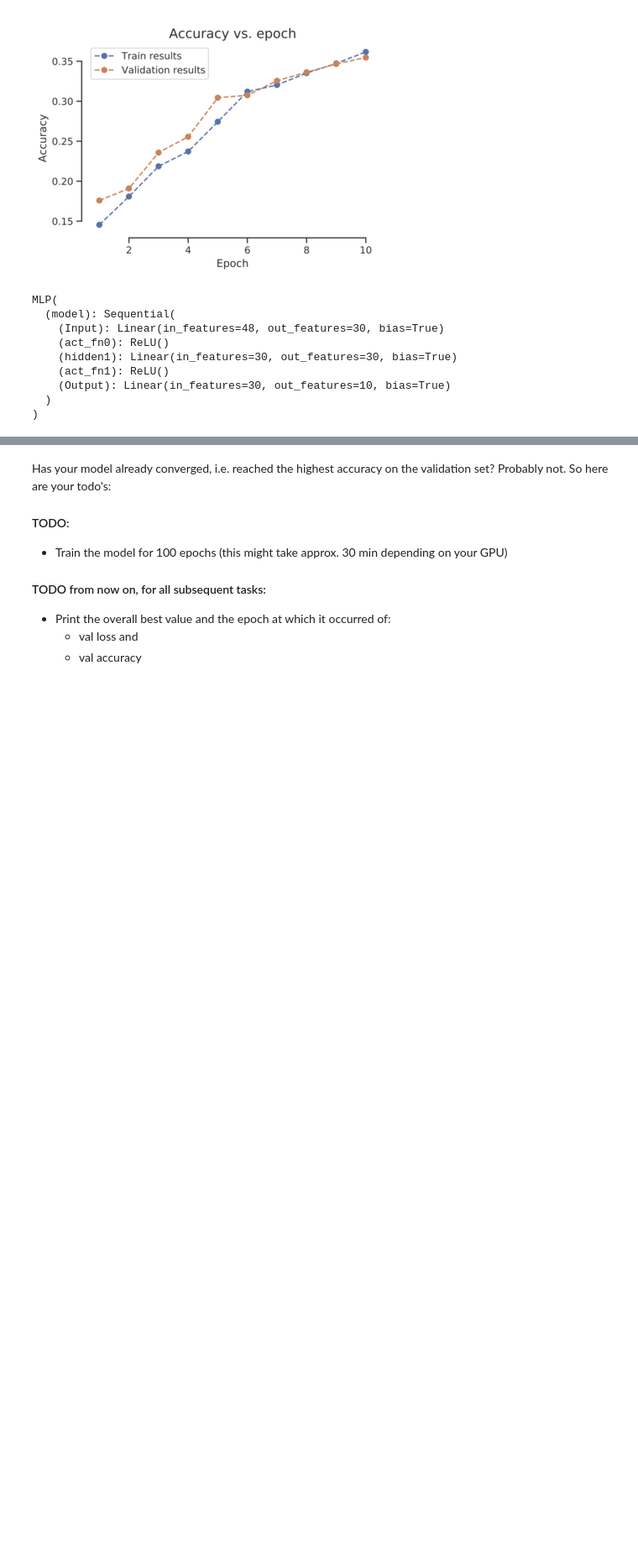
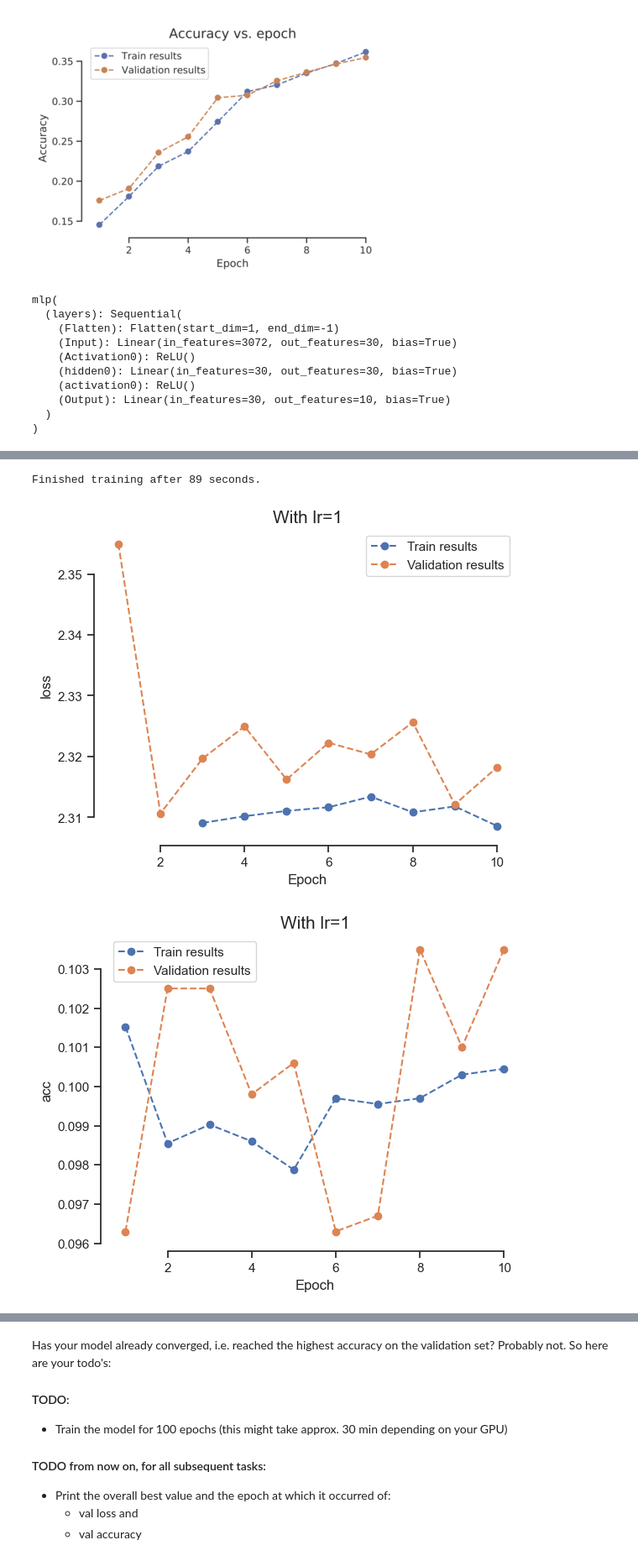
Before and after one commit to simonblaue/Deep-Learning-for-Computer-Vision, a Jupyter notebook: Exercise2/Ex2_2022.ipynb, the cells around one changed output, grey strips where cells are left out. Shown at 84% size. Drawn from its saved outputs; the diff is of its cells as text; code cells hidden in the pictures; blank space fills up the shorter version.

Commit message:
so much training

````diff
--- a/Exercise2/Ex2_2022.ipynb
+++ b/Exercise2/Ex2_2022.ipynb
@@ -205,14 +205,15 @@ def init_data_loaders(trainset, valset, testset, batch_size=1024, num_cpus=1):
 *Hint:* we will use the mean and standard deviation returned by ```grab_data``` later
 # %%
 ####################
-cifar10_train, cifar10_test, cifar10_mean, cifar10_std = grab_data('/Users/simonblaue/ownCloud/Master/Deep Learning for Computer Vision/data/', num_cpus=num_cpus)
-trainset, valset = generate_train_val_data_split(cifar10_train)
-trainloader, valloader, testloader = init_data_loaders(trainset, valset, cifar10_test, num_cpus=num_cpus)
+cifar10_train, cifar10_test, cifar10_mean, cifar10_std = grab_data('/Users/simonblaue/ownCloud/Master/Deep Learning for Computer Vision/data/')
 ####################
 # %% [output]
 Files already downloaded and verified
 Files already downloaded and verified
 Files already downloaded and verified
+# %%
+trainset, valset = generate_train_val_data_split(cifar10_train)
+trainloader, valloader, testloader = init_data_loaders(trainset, valset, cifar10_test)
 # %% [markdown]
 Let's have a look at the dataset.
 
@@ -415,9 +416,12 @@ def run_training(model, optimizer, loss_function, device, num_epochs,
 
         if early_stopper:
             ####################
-            ## YOUR CODE HERE ##
+            early_stopper.new_acc = epoch_val_acc
+            if early_stopper.early_stop:
+                early_stopper.save(model)
+                return train_losses, val_losses, train_accs, val_accs, confusion_matrix
             ####################
-            raise NotImplementedError # Comment out this keyword after your implementation
+            #raise NotImplementedError # Comment out this keyword after your implementation
 
             # END OF YOUR CODE #
 
@@ -571,21 +551,35 @@ For optimization, we do not use SGD as in exercise 1, but the commonly used Adam
 ![training_example_acc_scale.png](embedded-picture-2)
 # %%
 ####################
-img_width = 16
+img_width = 32
 img_channels = 3
 num_classes = 10
 num_hidden_units = 30
 num_hidden_layers = 1
-model = MLP(img_width, img_channels, num_classes, num_hidden_units, num_hidden_layers)
-model
+learning_rate = 1
+model = mlp(img_width=32, num_in_channels=3, num_classes=10, num_hidden_units=30, num_hidden_layers=1).to(device)
+
+optimizer = optim.Adam(model.parameters(), lr=learning_rate)
+loss_fn = torch.nn.CrossEntropyLoss()
+print(model)
 ####################
 # %% [output]
-MLP(
-  (model): Sequential(
-    (Input): Linear(in_features=48, out_features=30, bias=True)
-    (act_fn0): ReLU()
-    (hidden1): Linear(in_features=30, out_features=30, bias=True)
-    (act_fn1): ReLU()
+mlp(
+  (layers): Sequential(
+    (Flatten): Flatten(start_dim=1, end_dim=-1)
+    (Input): Linear(in_features=3072, out_features=30, bias=True)
+    (Activation0): ReLU()
+    (hidden0): Linear(in_features=30, out_features=30, bias=True)
+    (activation0): ReLU()
     (Output): Linear(in_features=30, out_features=10, bias=True)
   )
 )
+# %%
+lr = 1
+model = mlp(img_width=32, num_in_channels=3, num_classes=10, num_hidden_units=30, num_hidden_layers=1).to(device)
+optimizer = optim.Adam(model.parameters(), lr=lr)
+train_losses1, val_losses1, train_accs1, val_accs1, confusion_matrix1 = run_training(model=model, optimizer=optimizer, loss_function=loss_fn, device=device, num_epochs=10, train_dataloader=trainloader, val_dataloader=valloader)
+plot(title=f'With lr={lr}', label='loss', train_results=train_losses1, val_results=val_losses1)
+plot(title=f'With lr={lr}', label='acc', train_results=train_accs1, val_results=val_accs1)
+plt.show()
+# %% [output]
@@ -591,0 +587,3 @@ MLP(
+Finished training after 89 seconds.
+[figure, added]
+[figure, added]
````
Also changed, not shown: parts of 29 cells of this notebook, 7 other files.
